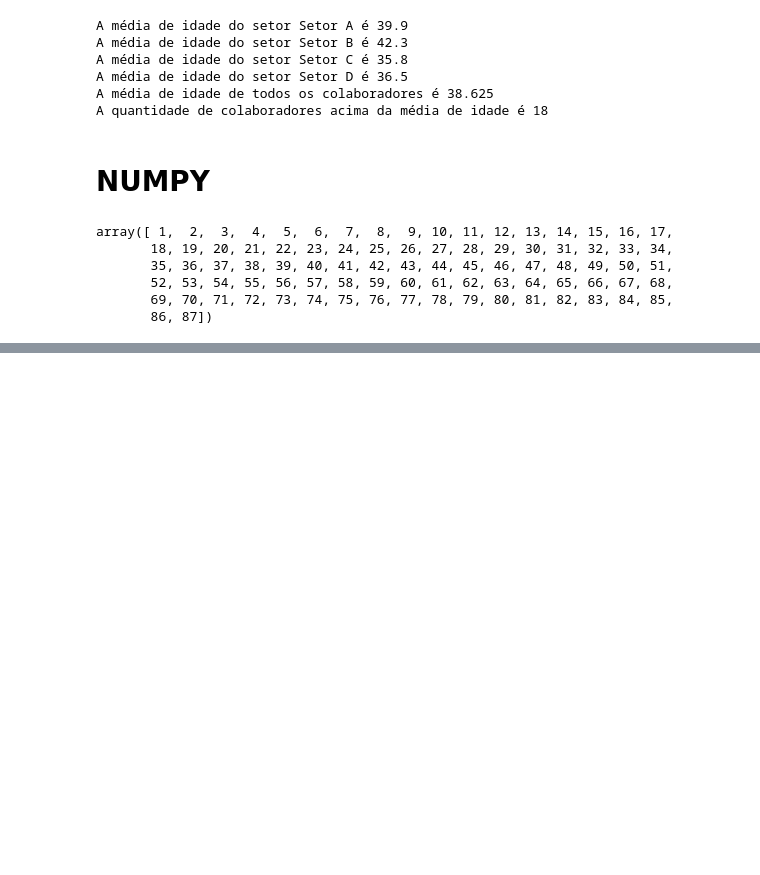
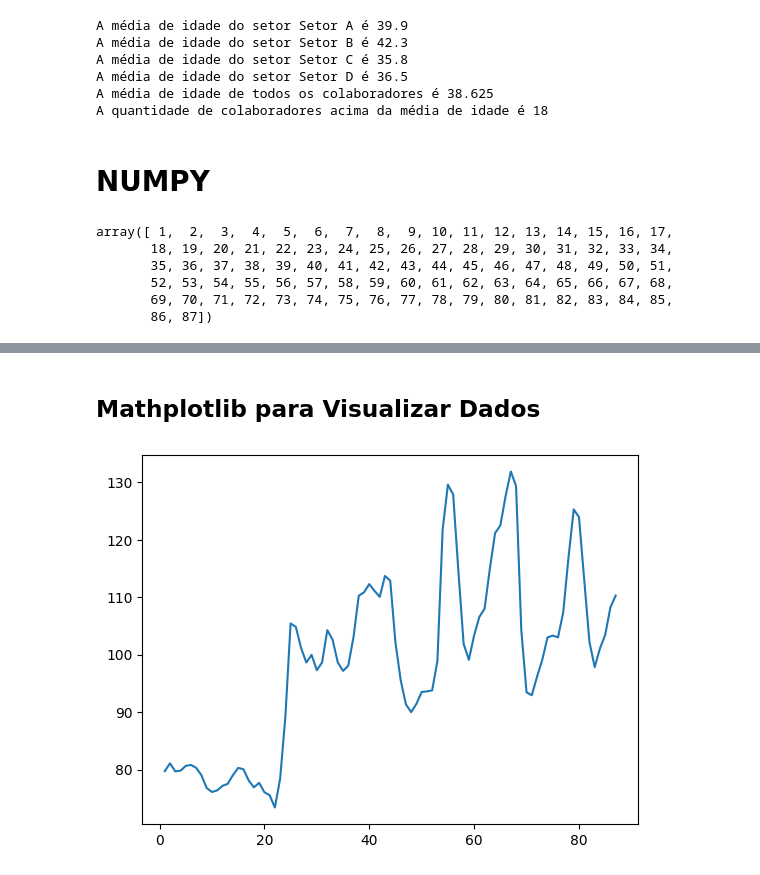
Before and after one commit to maarantesfazenda/python_datascience_alura, a Jupyter notebook: Notebooks/Aula_Alura.ipynb, the cells around one changed output, grey strips where cells are left out. Saved outputs shown, nothing was run; the diff lists cells and outputs as text; code cells hidden in the pictures; blank space fills up the shorter version.

```diff
--- a/Notebooks/Aula_Alura.ipynb
+++ b/Notebooks/Aula_Alura.ipynb
@@ -1298,0 +1410,17 @@ array([ 1,  2,  3,  4,  5,  6,  7,  8,  9, 10, 11, 12, 13, 14, 15, 16, 17,
+# %% [markdown]
+## Mathplotlib para Visualizar Dados
+# %%
+#sempre importar numpy as np
+import numpy as np
+#antes de carregar o arquivo como url, carregar no github na pasta Dados
+url = 'https://raw.githubusercontent.com/maarantesfazenda/python_datascience_alura/refs/heads/main/Dados/apples_ts.csv'
+dado = np.loadtxt(url, delimiter=',',usecols=np.arange(1,88,1))
+dados_transposto = dado.T
+datas = dados_transposto[:,0]
+precos = dados_transposto[:,1:6]
+import matplotlib.pyplot as plt
+datas = np.arange(1,88,1)
+plt.plot(datas,precos[:,0])
+plt.show()
+# %% [output]
+[figure, added]
```
Also changed, not shown: parts of 20 cells of this notebook.
